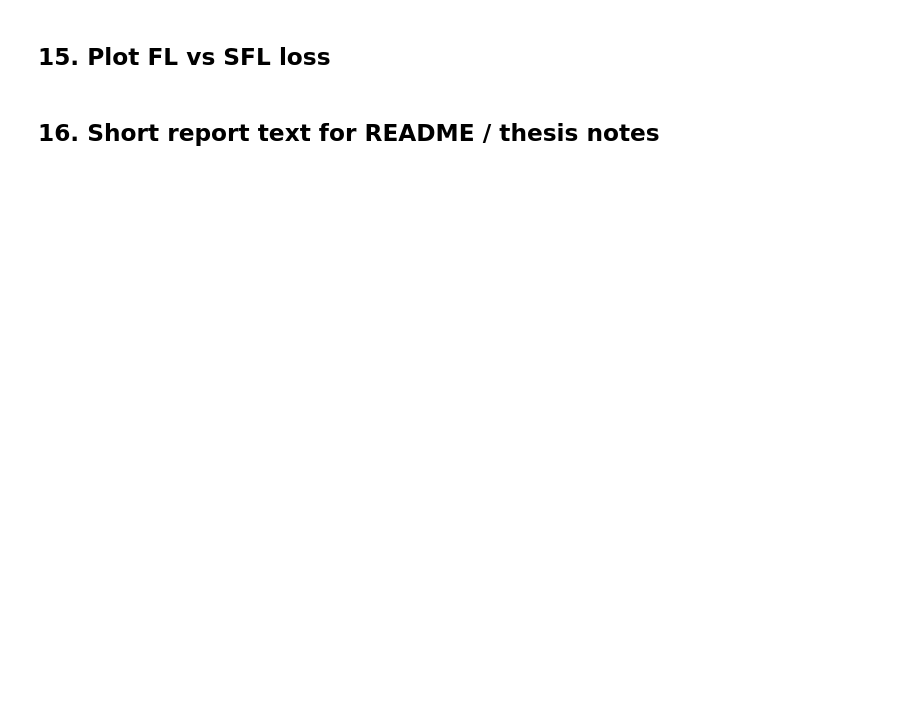
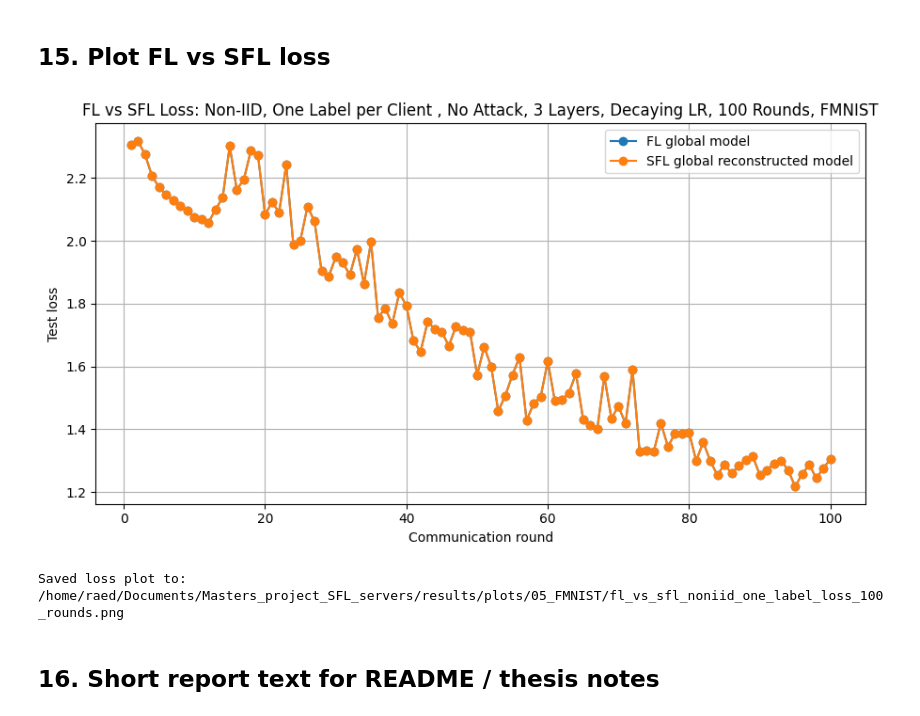
Before and after one commit to raed-ra/Masters_project_SFL_servers, a Jupyter notebook: notebooks/05C_fl_vs_sfl_noniid_one_label_FMNIST_3LAYER_client1_server2_SEPARATE_AGGREGATORS_LR004.ipynb, the cells around one changed output. Drawn from its saved outputs; the diff is of its cells as text; code cells hidden in the pictures; blank space fills up the shorter version.

```diff
--- a/notebooks/05C_fl_vs_sfl_noniid_one_label_FMNIST_3LAYER_client1_server2_SEPARATE_AGGREGATORS_LR004.ipynb
+++ b/notebooks/05C_fl_vs_sfl_noniid_one_label_FMNIST_3LAYER_client1_server2_SEPARATE_AGGREGATORS_LR004.ipynb
@@ -772,19 +844,22 @@ print("Saved accuracy plot to:", accuracy_plot_path)
 # %%
 loss_plot_path = os.path.join(PLOTS_DIR, f"fl_vs_sfl_noniid_one_label_loss_{ROUNDS}_rounds.png")
 
 plt.figure(figsize=(9, 5))
 plt.plot(results_df["round"], results_df["fl_test_loss"], marker="o", label="FL global model")
 plt.plot(results_df["round"], results_df["sfl_test_loss"], marker="o", label="SFL global reconstructed model")
 plt.xlabel("Communication round")
 plt.ylabel("Test loss")
-plt.title("FL vs SFL Loss: Non-IID, One Label per Client")
+plt.title("FL vs SFL Loss: Non-IID, One Label per Client , No Attack, 3 Layers, Decaying LR, 100 Rounds, FMNIST")
 plt.grid(True)
 plt.legend()
 plt.tight_layout()
 plt.savefig(loss_plot_path, dpi=200)
 plt.show()
 
 print("Saved loss plot to:", loss_plot_path)
+# %% [output]
+[figure, added]
+Saved loss plot to: /home/raed/Documents/Masters_project_SFL_servers/results/plots/05_FMNIST/fl_vs_sfl_noniid_one_label_loss_100_rounds.png
 # %% [markdown]
 ## 16. Short report text for README / thesis notes
 # %%
```
Also changed, not shown: parts of 10 cells of this notebook, 39 other files.
